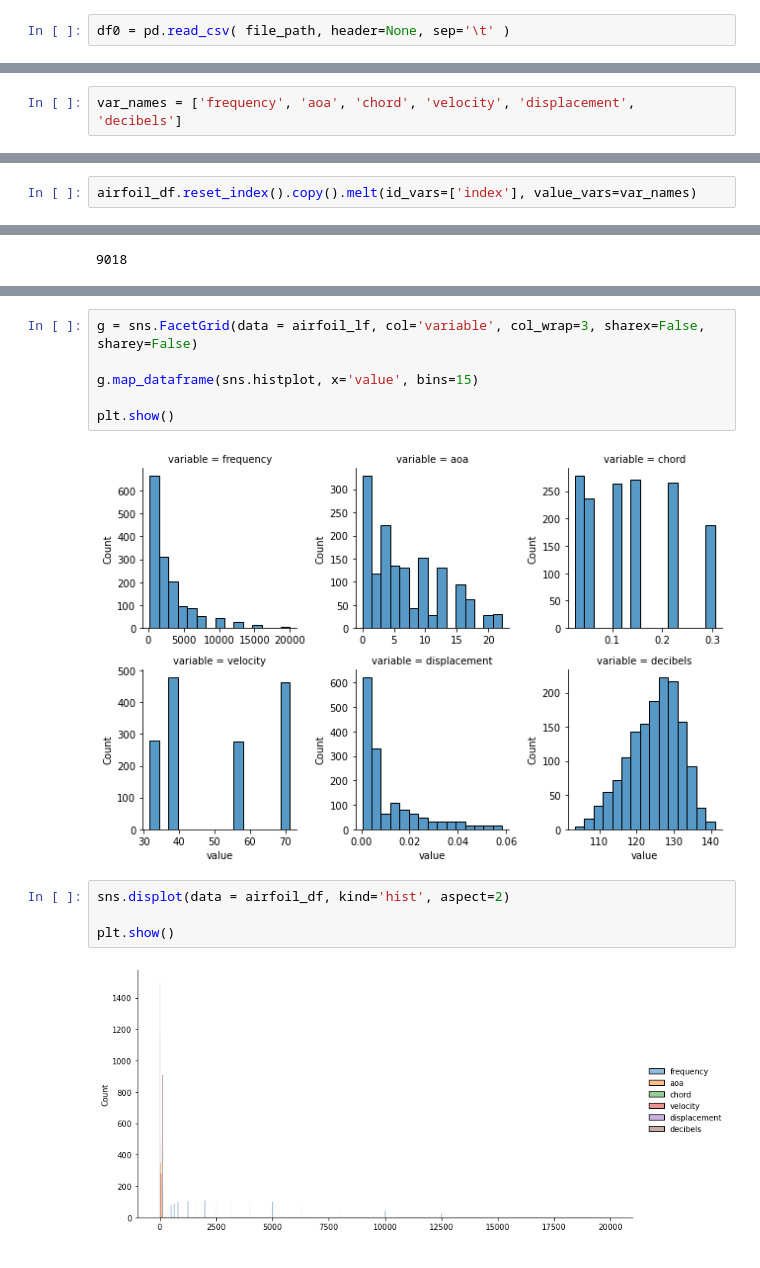
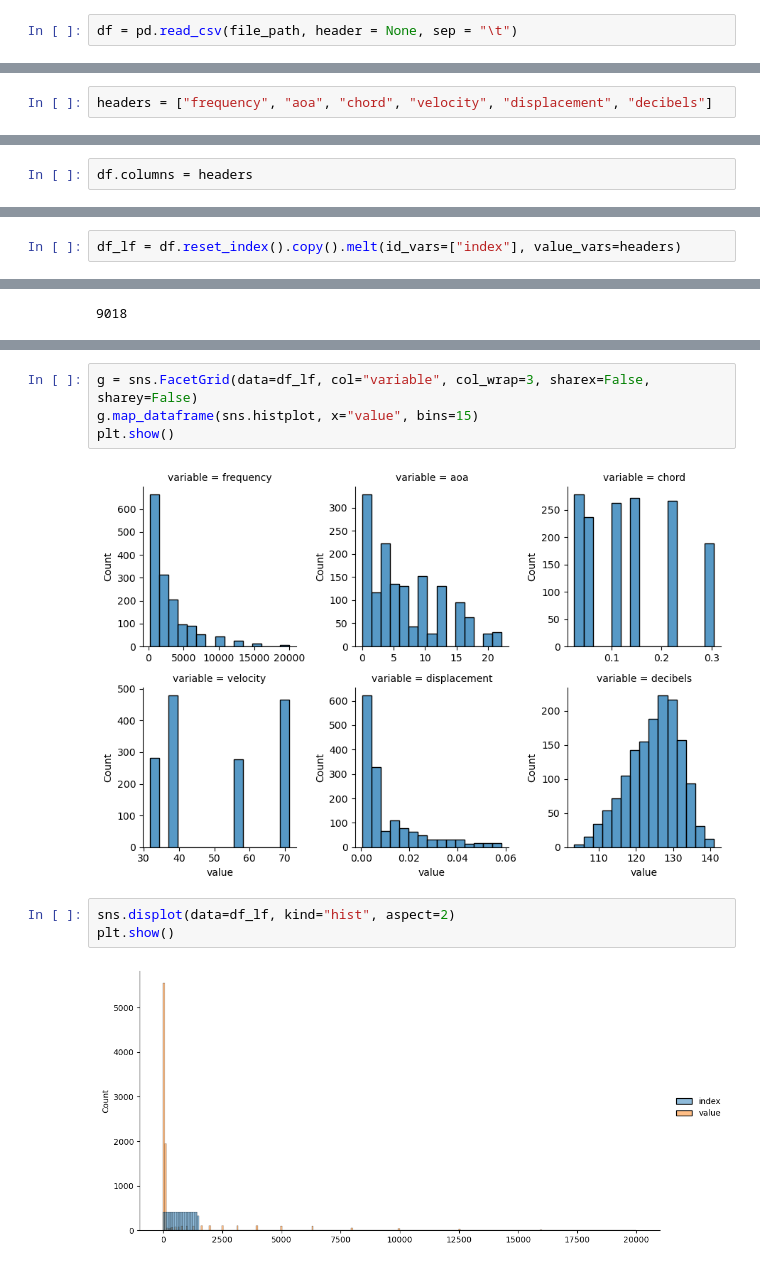
Before and after one commit to sahuff-pitt/CMPINF_2110_Spring2023, a Jupyter notebook: week_01/week_01_airfoil.ipynb, the cells around one changed output, grey strips where cells are left out. Drawn from its saved outputs; the diff is of its cells as text.

```diff
--- a/week_01/week_01_airfoil.ipynb
+++ b/week_01/week_01_airfoil.ipynb
@@ -19,3 +19,3 @@ file_path = 'airfoil_self_noise.dat'
 # %%
-df0 = pd.read_csv( file_path, header=None, sep='\t' )
+df = pd.read_csv(file_path, header = None, sep = "\t")
 # %%
@@ -48,2 +37,2 @@ We can define the variable names ourselves.
 # %%
-var_names = ['frequency', 'aoa', 'chord', 'velocity', 'displacement', 'decibels']
+headers = ["frequency", "aoa", "chord", "velocity", "displacement", "decibels"]
@@ -111,0 +77,2 @@ The `.melt()` method lets us convert from wide to long. First add in a column fo
+# %%
+df.columns = headers
@@ -126,4 +123,4 @@ airfoil_df.reset_index()
 | 1502 | 1502 | 6300 | 15.6 | 0.1016 | 39.6 | 0.052849 | 104.204 |
 1503 rows × 7 columns
 # %%
-airfoil_df.reset_index().copy().melt(id_vars=['index'], value_vars=var_names)
+df_lf = df.reset_index().copy().melt(id_vars=["index"], value_vars=headers)
@@ -169,14 +141,11 @@ airfoil_df.head()
 # %%
-g = sns.FacetGrid(data = airfoil_lf, col='variable', col_wrap=3, sharex=False, sharey=False)
-
-g.map_dataframe(sns.histplot, x='value', bins=15)
-
+g = sns.FacetGrid(data=df_lf, col="variable", col_wrap=3, sharex=False, sharey=False)
+g.map_dataframe(sns.histplot, x="value", bins=15)
 plt.show()
 # %% [output]
-[figure, old version]
+[figure, new version]
 # %%
-sns.displot(data = airfoil_df, kind='hist', aspect=2)
-
+sns.displot(data=df_lf, kind="hist", aspect=2)
 plt.show()
 # %% [output]
-[figure, old version]
+[figure, new version]
```
Also changed, not shown: parts of 25 cells of this notebook, 4 other files.
